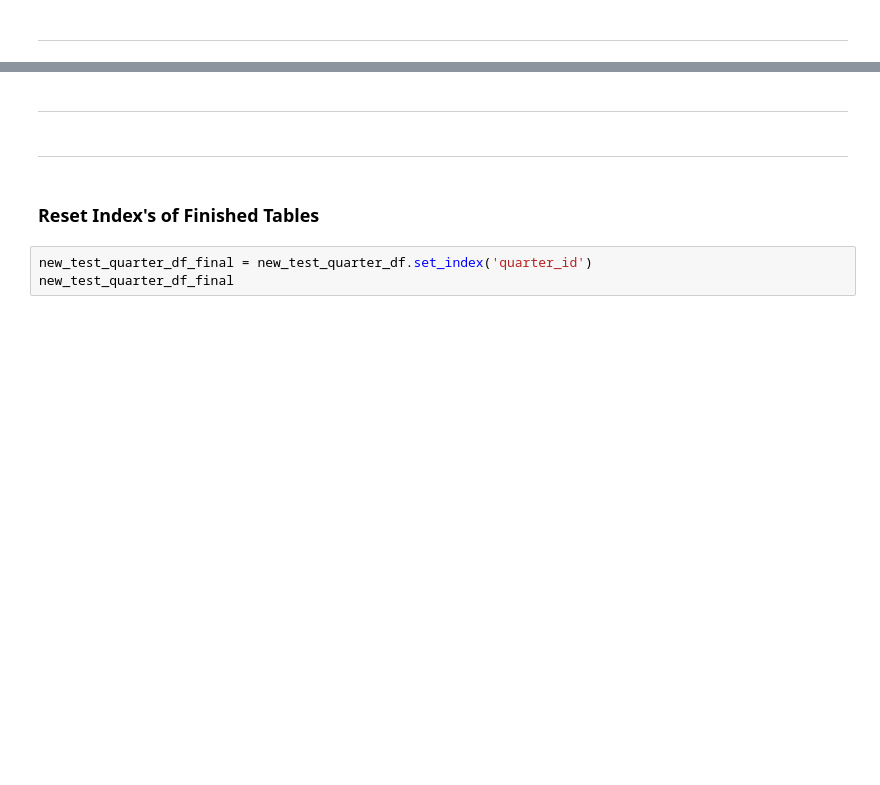
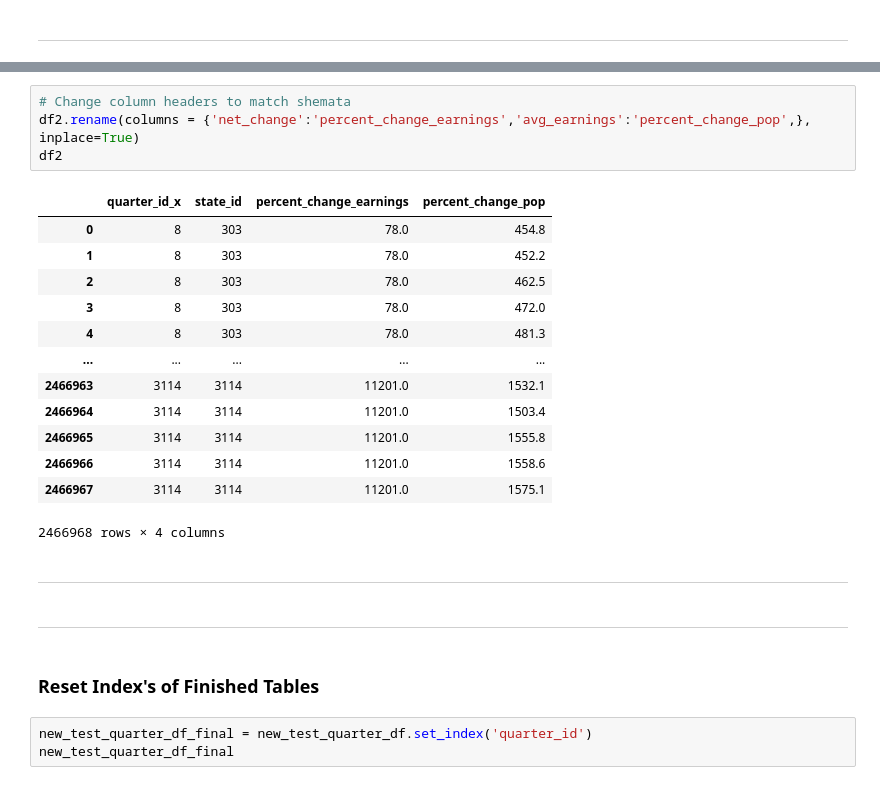
Before and after one commit to jonowood/Project_2, a Jupyter notebook: Saturday17122022SQLWORK.ipynb, the cells around one changed output, grey strips where cells are left out. Saved outputs shown, nothing was run; the diff lists cells and outputs as text; blank space fills up the shorter version.

```diff
--- a/Saturday17122022SQLWORK.ipynb
+++ b/Saturday17122022SQLWORK.ipynb
@@ -616,3 +685,21 @@ internal_departures_final
+# %%
+# Change column headers to match shemata
+df2.rename(columns = {'net_change':'percent_change_earnings','avg_earnings':'percent_change_pop',}, inplace=True)
+df2
+# %% [output]
+|  | quarter_id_x | state_id | percent_change_earnings | percent_change_pop |
+| 0 | 8 | 303 | 78.0 | 454.8 |
+| 1 | 8 | 303 | 78.0 | 452.2 |
+| 2 | 8 | 303 | 78.0 | 462.5 |
+| 3 | 8 | 303 | 78.0 | 472.0 |
+| 4 | 8 | 303 | 78.0 | 481.3 |
+| ... | ... | ... | ... | ... |
+| 2466963 | 3114 | 3114 | 11201.0 | 1532.1 |
+| 2466964 | 3114 | 3114 | 11201.0 | 1503.4 |
+| 2466965 | 3114 | 3114 | 11201.0 | 1555.8 |
+| 2466966 | 3114 | 3114 | 11201.0 | 1558.6 |
+| 2466967 | 3114 | 3114 | 11201.0 | 1575.1 |
+2466968 rows × 4 columns
 # %% [markdown]
 -----------------
 # %% [markdown]
```
Also changed, not shown: parts of 4 cells of this notebook.
